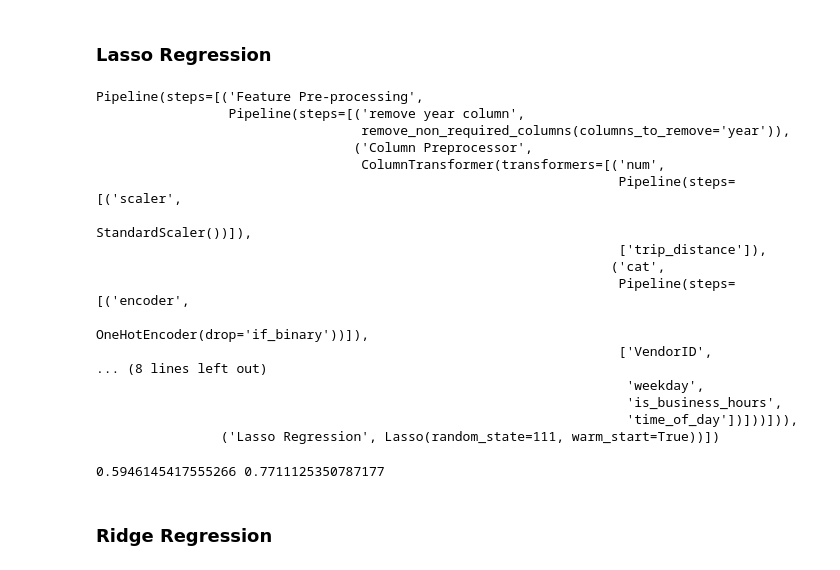
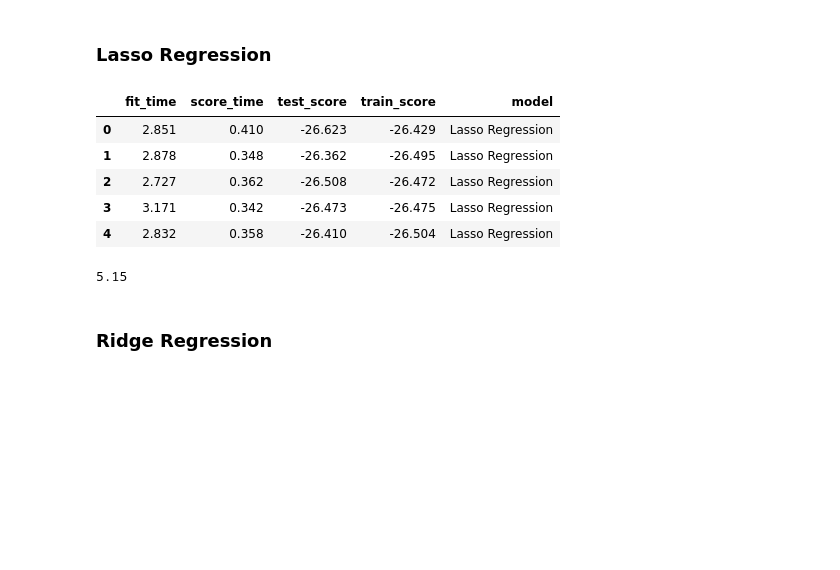
Before and after one commit to mantaspieza/NYC_TripDuration_model, a Jupyter notebook: eda.ipynb, the cells around one changed output. Drawn from its saved outputs; the diff is of its cells as text; code cells hidden in the pictures; blank space fills up the shorter version.

```diff
--- a/eda.ipynb
+++ b/eda.ipynb
@@ -370,26 +363,6 @@ pipeline_lasso_regression = Pipeline(
     ]
 )
 # %%
-scores_lasso_regression = cross_validate(pipeline_lasso_regression, X_train, y_train, cv=3,
-                          scoring=('r2','neg_mean_squared_error'),
+scores_lasso_regression = cross_validate(pipeline_lasso_regression, X_train, y_train, cv=5,
+                          scoring=('neg_mean_squared_error'),
                           return_train_score=True)
-# %%
-pipeline_lasso_regression.fit(X_train,y_train)
-# %% [output]
-Pipeline(steps=[('Feature Pre-processing',
-                 Pipeline(steps=[('remove year column',
-                                  remove_non_required_columns(columns_to_remove='year')),
-                                 ('Column Preprocessor',
-                                  ColumnTransformer(transformers=[('num',
-                                                                   Pipeline(steps=[('scaler',
-                                                                                    StandardScaler())]),
-                                                                   ['trip_distance']),
-                                                                  ('cat',
-                                                                   Pipeline(steps=[('encoder',
-                                                                                    OneHotEncoder(drop='if_binary'))]),
-                                                                   ['VendorID',
-... (8 lines left out)
-                                                                    'weekday',
-                                                                    'is_business_hours',
-                                                                    'time_of_day'])]))])),
-                ('Lasso Regression', Lasso(random_state=111, warm_start=True))])
@@ -398,7 +369,17 @@ score = pipeline_lasso_regression.score(X_train,y_train)
-# %%
-print(score,np.sqrt(score))
-# %% [output]
-0.5946145417555266 0.7711125350787177
+# %%
+lasso_results = return_cv_result_statistics(scores_lasso_regression,'Lasso Regression')
+lasso_results
+# %% [output]
+|  | fit_time | score_time | test_score | train_score | model |
+| 0 | 2.851 | 0.410 | -26.623 | -26.429 | Lasso Regression |
+| 1 | 2.878 | 0.348 | -26.362 | -26.495 | Lasso Regression |
+| 2 | 2.727 | 0.362 | -26.508 | -26.472 | Lasso Regression |
+| 3 | 3.171 | 0.342 | -26.473 | -26.475 | Lasso Regression |
+| 4 | 2.832 | 0.358 | -26.410 | -26.504 | Lasso Regression |
+# %%
+round(np.average(np.sqrt(-scores_lasso_regression['test_score'])),2)
+# %% [output]
+5.15
 # %% [markdown]
 ### Ridge Regression
 # %%
```
Also changed, not shown: parts of 67 cells of this notebook.
